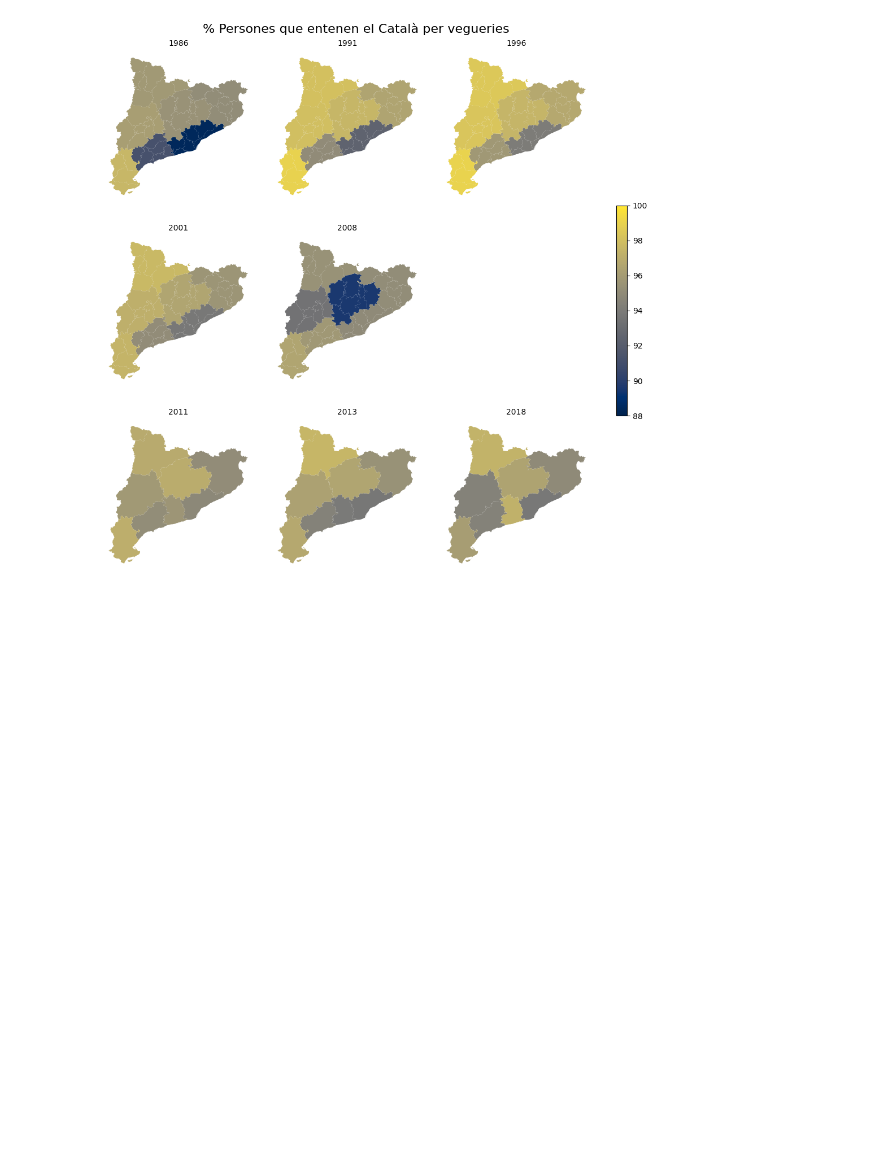
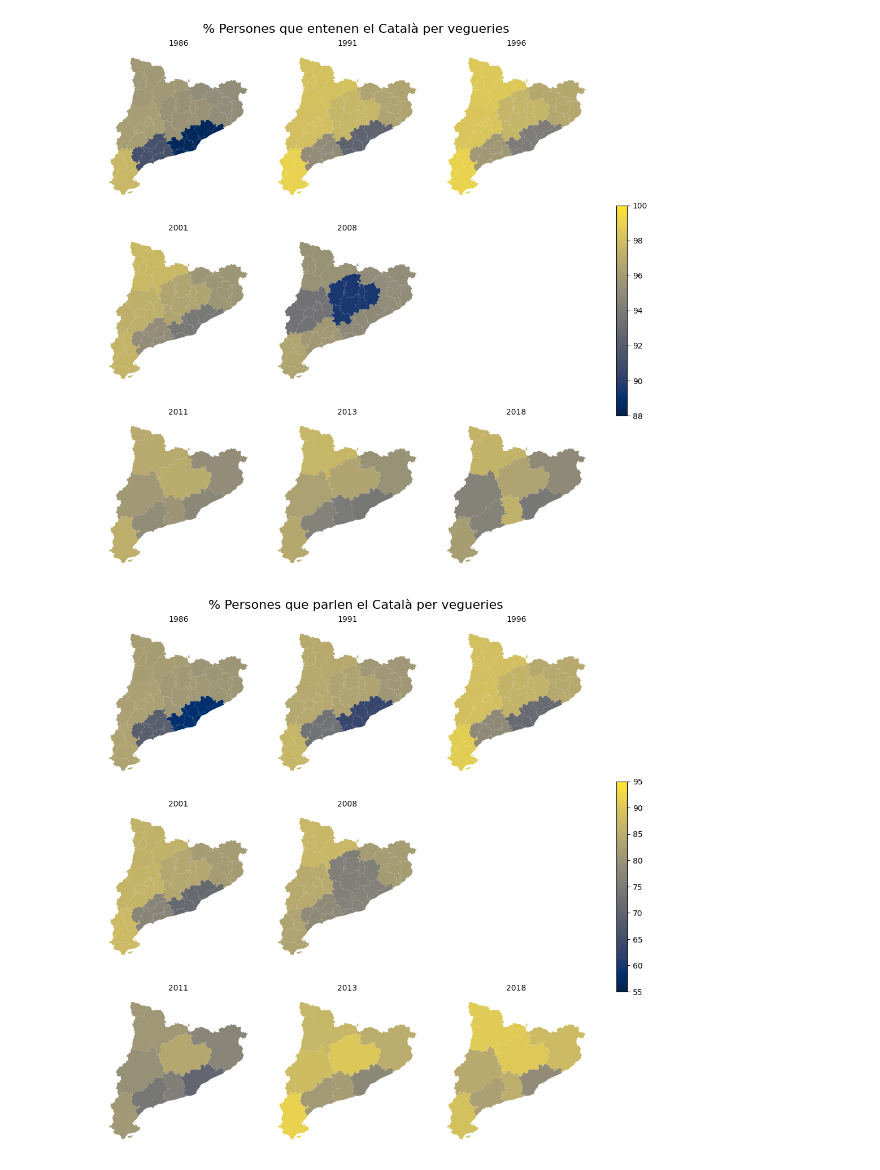
Before and after one commit to GuifreRamos/LlenguaCatalana, a Jupyter notebook: Eudald.ipynb, the cells around one changed output. Cells and saved outputs as stored; diff of their text form; code cells hidden in the pictures; blank space fills up the shorter version.

```diff
--- a/Eudald.ipynb
+++ b/Eudald.ipynb
@@ -347,3 +347,53 @@ plt.savefig("EntendreCatala.png")
 plt.show()
 # %% [output]
 [figure]
+# %%
+#Parlar-lo
+
+Mmin = 55
+Mmax = 95
+
+fig, axParlar = plt.subplots(3, 3, figsize=(12, 12))
+
+# Define the years for titles
+years = [1986, 1991, 1996, 2001, 2008, 2011, 2013, 2018]
+
+# List of datasets to iterate over
+datasets = [merge1986, merge1991, merge1996, merge2001, merge2008, merge2011, merge2013, merge2018]
+
+# Map each plot to specific subplot positions
+positions = [(0, 0), (0, 1), (0, 2), (1, 0), (1, 1), (2, 0), (2, 1), (2, 2)]
+
+# Iterate over the positions and datasets
+for (row, col), data, year in zip(positions, datasets, years):
+    ax = axParlar[row, col]
+    data.plot(
+        column="Parlar-lo",  # Column to color by
+        cmap="cividis",  # Updated color map
+        ax=ax,
+        legend=False,
+        vmin=Mmin,
+        vmax=Mmax
+    )
+    ax.set_title(f"{year}", fontsize=10)  # Add year as subplot title
+    ax.axis("off")  # Remove axis for a cleaner look
+
+# Turn off unused subplots
+axParlar[1, 2].axis("off")
+
+
+# Create shared color legend
+sm = plt.cm.ScalarMappable(cmap="cividis", norm=plt.Normalize(vmin=Mmin, vmax=Mmax))
+sm.set_array([])
+fig.colorbar(sm, ax=axParlar, orientation="vertical", fraction=0.02, pad=0.04)
+
+# Add overall figure title and adjust layout
+fig.suptitle("% Persones que parlen el Català per vegueries", fontsize=16, y=0.92)
+fig.subplots_adjust(hspace=0.2, wspace=0.1, right=0.85)
+
+plt.savefig("ParlarCatala.png")
+
+# Display the plot
+plt.show()
+# %% [output]
+[figure, added]
```
Also changed, not shown: parts of 1 cell of this notebook, 3 other files.
